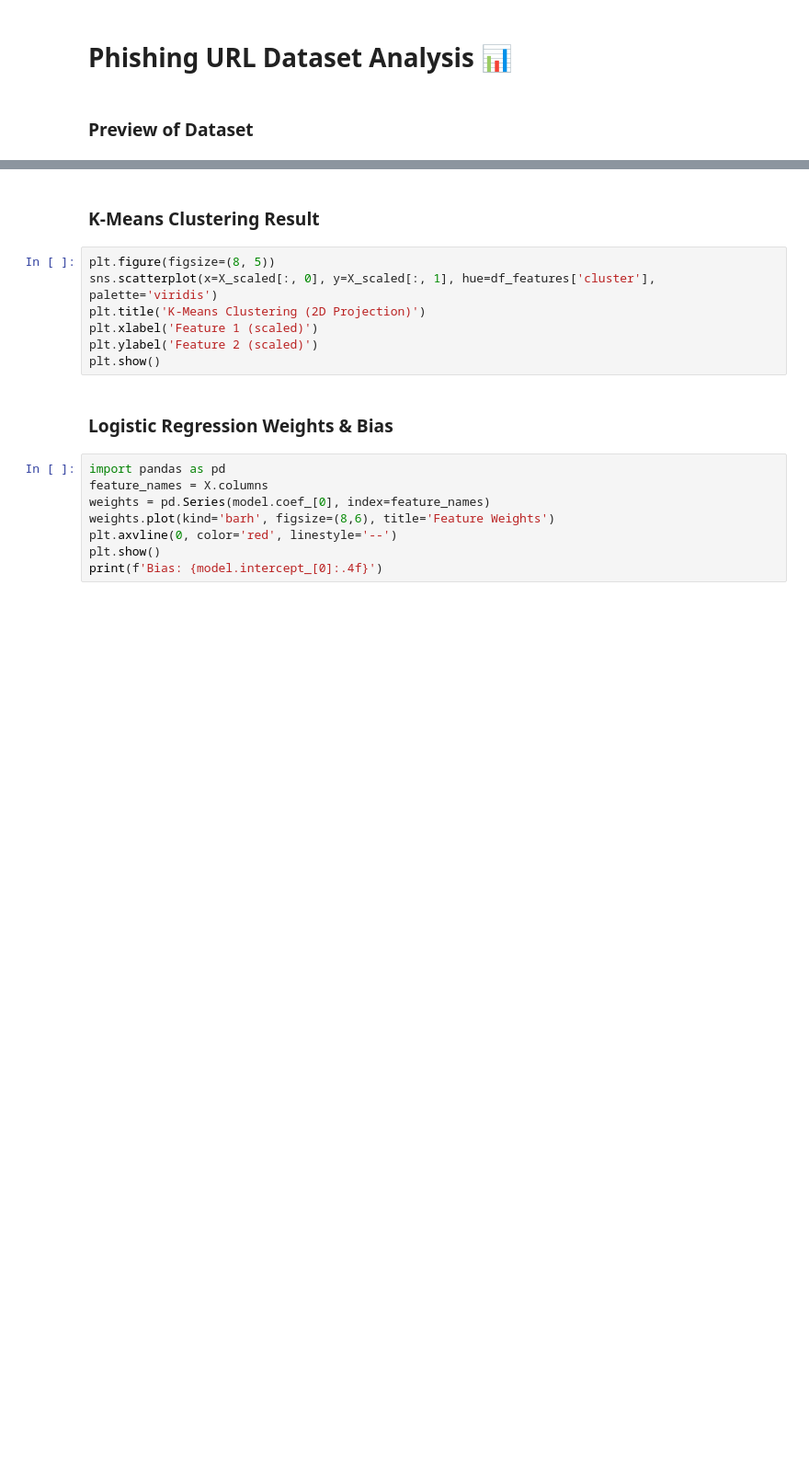
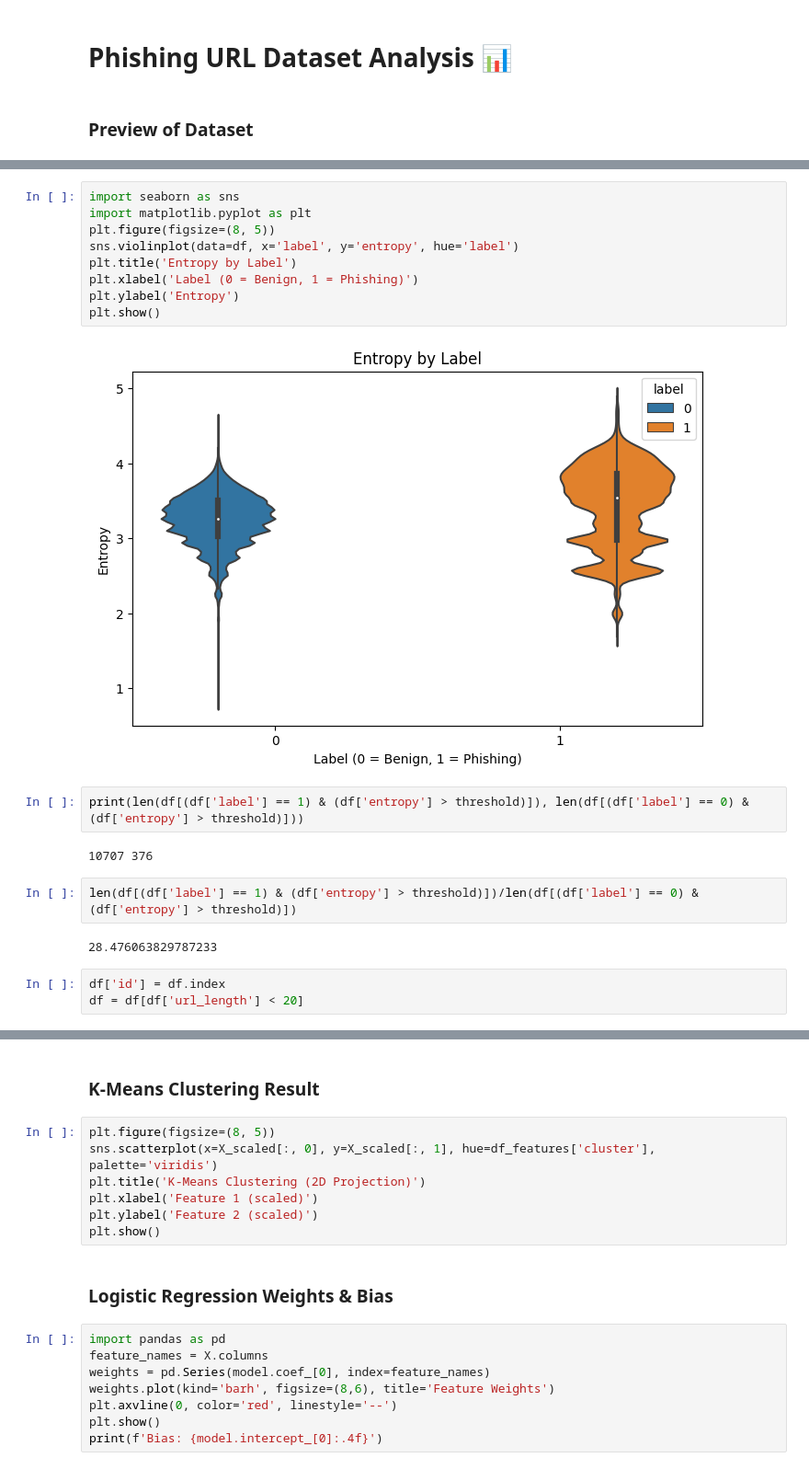
Before and after one commit to mayabenzeev/PhishingDetector_Extension, a Jupyter notebook: phishing_analysis.ipynb, the cells around one changed output, grey strips where cells are left out. Shown at 92% size. Saved outputs shown, nothing was run; the diff lists cells and outputs as text; blank space fills up the shorter version.

```diff
--- a/phishing_analysis.ipynb
+++ b/phishing_analysis.ipynb
@@ -22,0 +62,22 @@ plt.show()
+# %%
+import seaborn as sns
+import matplotlib.pyplot as plt
+plt.figure(figsize=(8, 5))
+sns.violinplot(data=df, x='label', y='entropy', hue='label')
+plt.title('Entropy by Label')
+plt.xlabel('Label (0 = Benign, 1 = Phishing)')
+plt.ylabel('Entropy')
+plt.show()
+# %% [output]
+[figure, added]
+# %%
+print(len(df[(df['label'] == 1) & (df['entropy'] > threshold)]), len(df[(df['label'] == 0) & (df['entropy'] > threshold)]))
+# %% [output]
+10707 376
+# %%
+len(df[(df['label'] == 1) & (df['entropy'] > threshold)])/len(df[(df['label'] == 0) & (df['entropy'] > threshold)])
+# %% [output]
+28.476063829787233
+# %%
+df['id'] = df.index
+df = df[df['url_length'] < 20]
```
Also changed, not shown: parts of 16 cells of this notebook, 2 other files.
